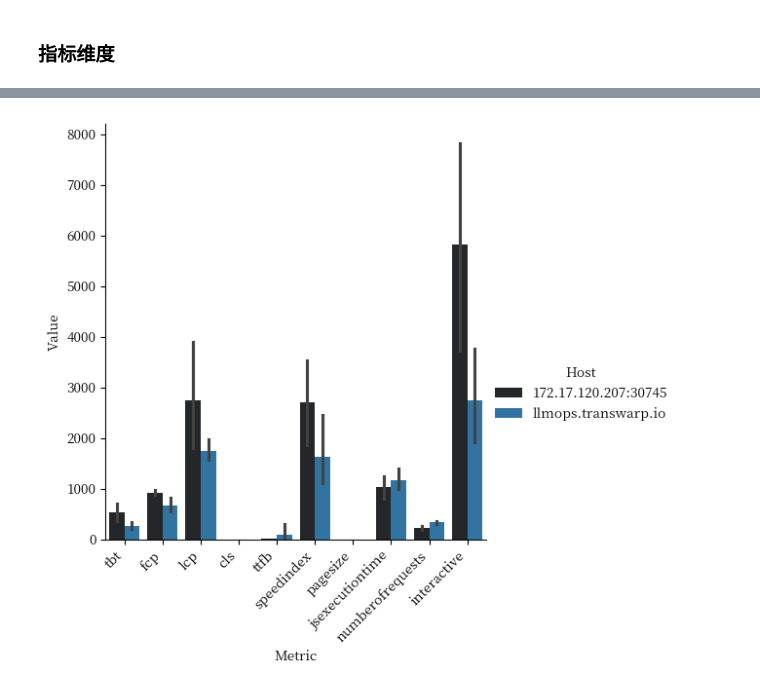
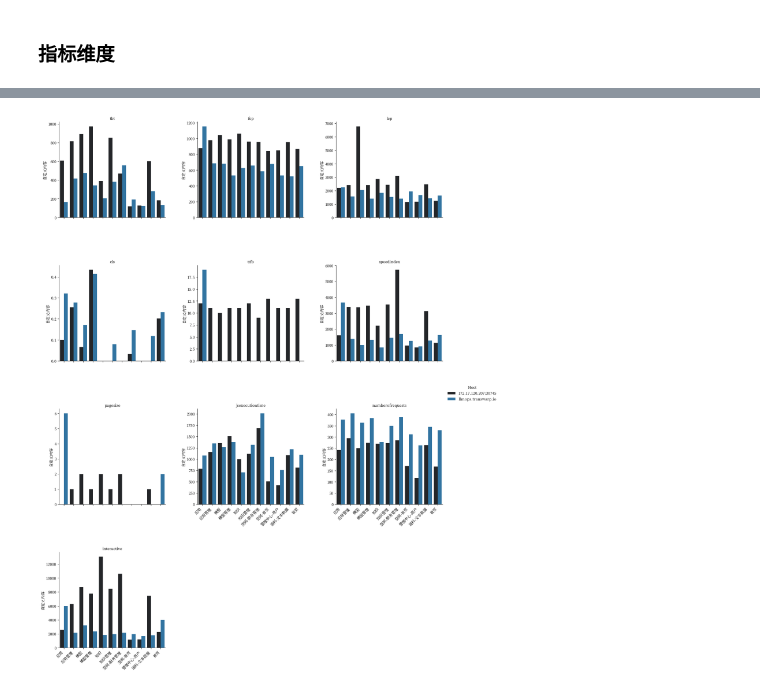
Before and after one commit to Robert-CPX/ML-DTC, a Jupyter notebook: sophon-test/fe-test.ipynb, the cells around one changed output, grey strips where cells are left out. Saved outputs shown, nothing was run; the diff lists cells and outputs as text; code cells hidden in the pictures.

```diff
--- a/sophon-test/fe-test.ipynb
+++ b/sophon-test/fe-test.ipynb
@@ -151,14 +151,20 @@ m_df.head()
 # %%
-g = sns.FacetGrid(m_df, palette='dark:#1f77b4', sharey=False, height=5)
-g.map_dataframe(sns.barplot, x='Metric', y='Value', palette='dark:#1f77b4', hue='host', dodge=True, order=m_df['Metric'].unique())
+g = sns.FacetGrid(m_df, col='Metric', col_wrap=3, palette='dark:#1f77b4', sharey=False, height=5)
+g.map_dataframe(sns.barplot, x='pagename', y='Value', hue='host', dodge=True, palette='dark:#1f77b4')
+
+g.set_titles("{col_name}")
 
 for ax in g.axes.flat:
-  ax.set_xticks(range(len(m_df['Metric'].unique())))
-  ax.set_xticklabels(m_df['Metric'].unique(), rotation=45, ha='right')
+    ax.set_xlabel("")
+    ax.set_ylabel("自定义内容")
+    ax.set_xticks(range(len(m_df['pagename'].unique())))
+    ax.set_xticklabels(m_df['pagename'].unique(), rotation=45, ha='right')
+    for label in ax.get_xticklabels():
+        label.set_visible(True)
 
+g.figure.subplots_adjust(hspace=0.5, wspace=0.3)
 g.add_legend(title='Host')
-plt.subplots_adjust(hspace=0.4)
 plt.show()
 # plt.savefig('grouped_barplots.png', dpi=300, bbox_inches='tight')
 # %% [output]
-[figure, old version]
+[figure, new version]
```
Also changed, not shown: parts of 6 cells of this notebook, 2 other files.
